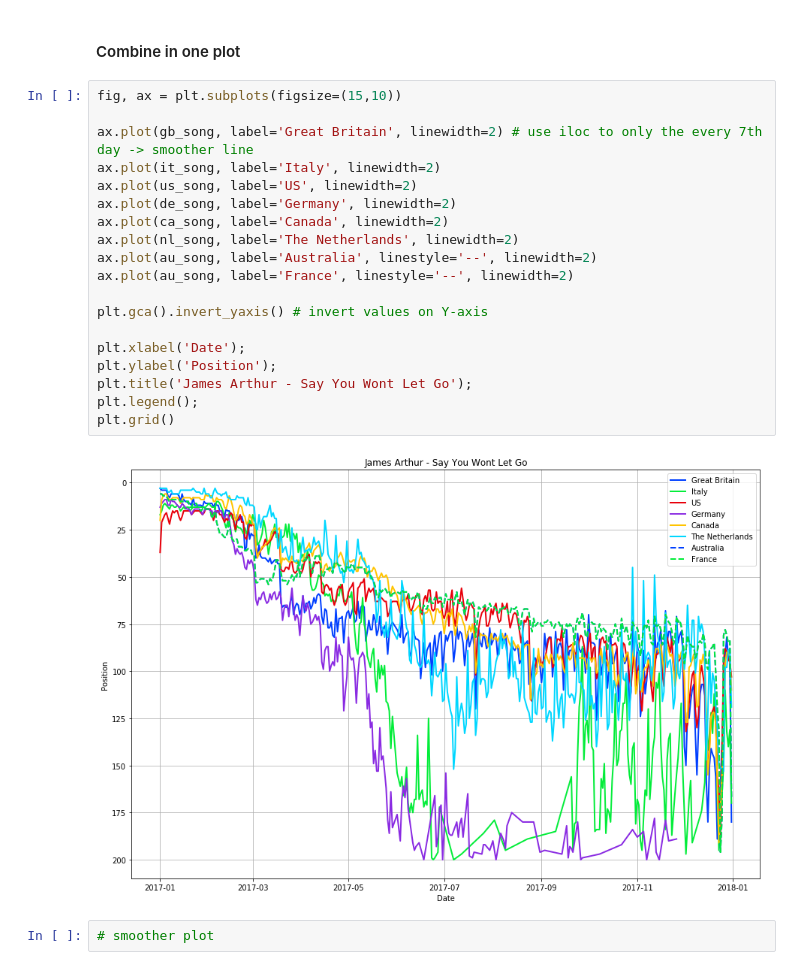
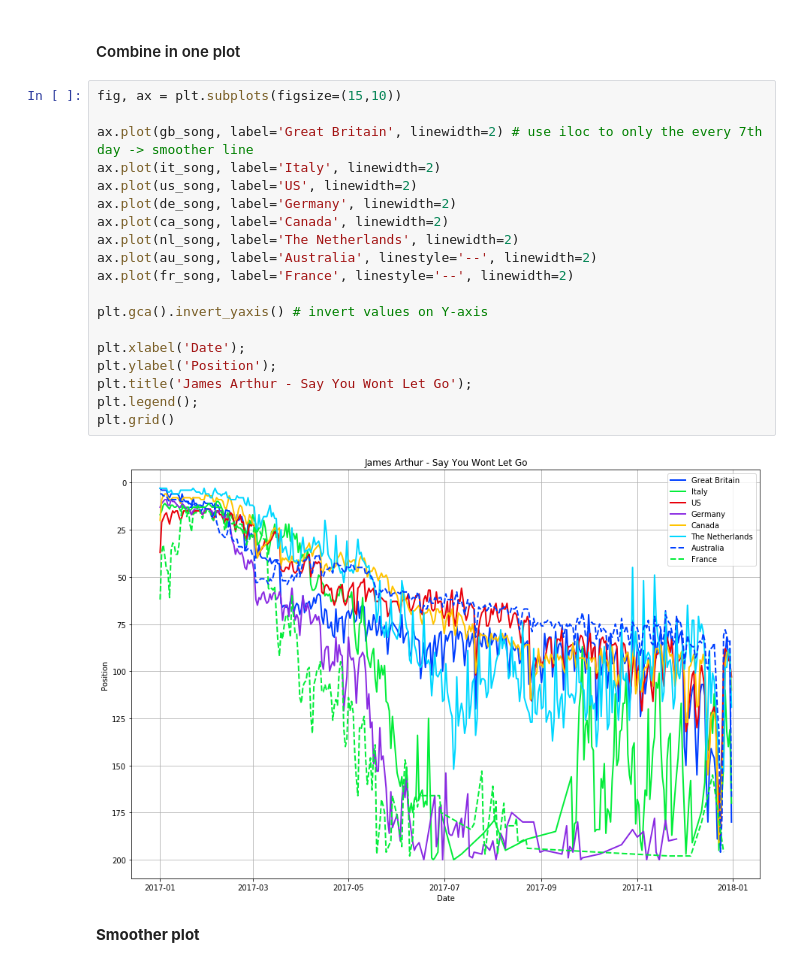
Before and after one commit to yhpf/Capstone-General_Assembly, a Jupyter notebook: 14_break_per_country.ipynb, the cells around one changed output. Cells and saved outputs as stored; diff of their text form.

```diff
--- a/14_break_per_country.ipynb
+++ b/14_break_per_country.ipynb
@@ -430,26 +387,26 @@ fr_song = fr_song.set_index('Date')
 # %%
 fig, ax = plt.subplots(figsize=(15,10))
 
 ax.plot(gb_song, label='Great Britain', linewidth=2) # use iloc to only the every 7th day -> smoother line
 ax.plot(it_song, label='Italy', linewidth=2)
 ax.plot(us_song, label='US', linewidth=2)
 ax.plot(de_song, label='Germany', linewidth=2)
 ax.plot(ca_song, label='Canada', linewidth=2)
 ax.plot(nl_song, label='The Netherlands', linewidth=2)
 ax.plot(au_song, label='Australia', linestyle='--', linewidth=2)
-ax.plot(au_song, label='France', linestyle='--', linewidth=2)
+ax.plot(fr_song, label='France', linestyle='--', linewidth=2)
 
 plt.gca().invert_yaxis() # invert values on Y-axis
 
 plt.xlabel('Date');
 plt.ylabel('Position');
 plt.title('James Arthur - Say You Wont Let Go');
 plt.legend();
 plt.grid()
 # %% [output]
-[figure, old version]
+[figure, new version]
-# %%
-# smoother plot
+# %% [markdown]
+**Smoother plot**
 # %%
 fig, ax = plt.subplots(figsize=(15,10))
 
```
Also changed, not shown: parts of 30 cells of this notebook.
